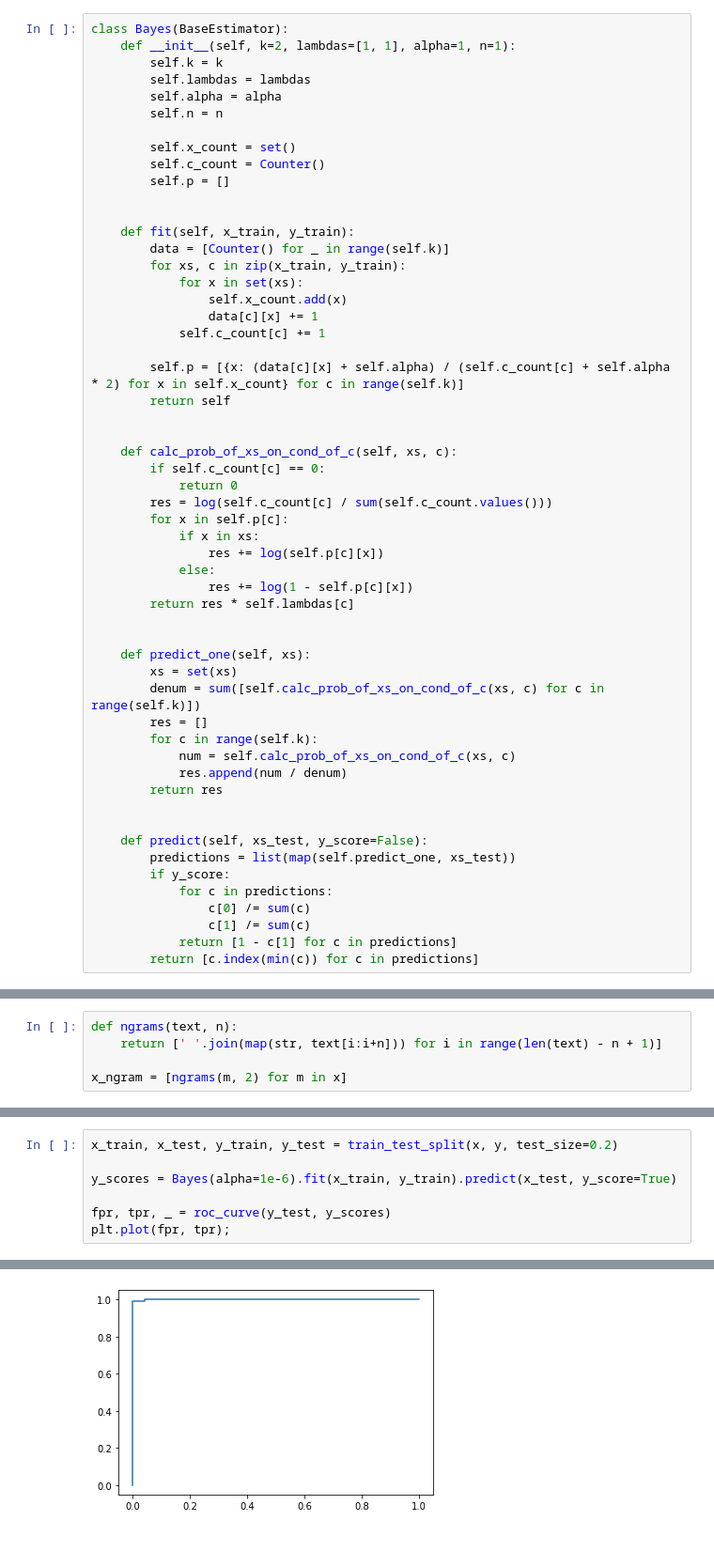
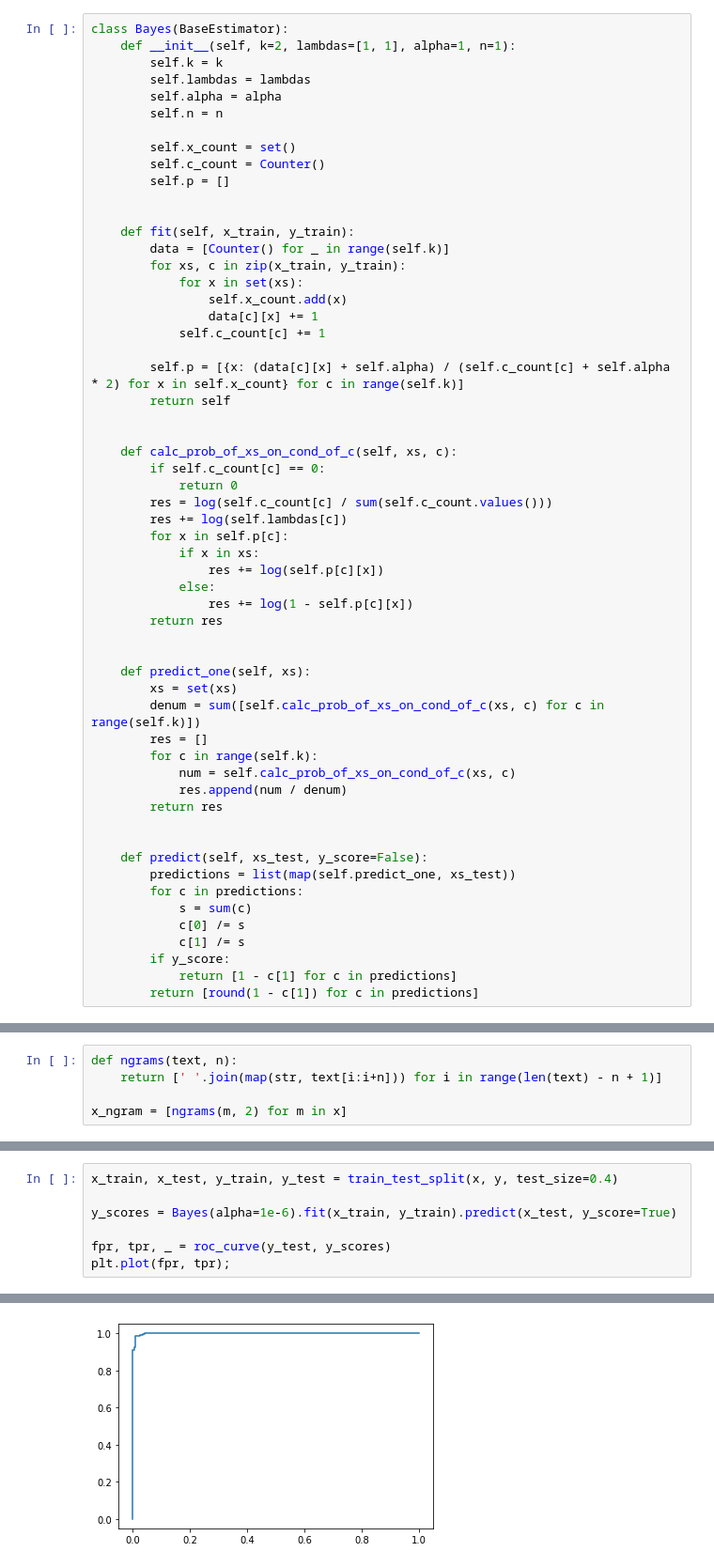
Before and after one commit to naumovdk/ml-course, a Jupyter notebook: bayes/Наумов Дмитрий Кириллович bayes.ipynb, the cells around one changed output, grey strips where cells are left out. Shown at 94% size. Drawn from its saved outputs; the diff is of its cells as text.

```diff
--- a/bayes/Наумов Дмитрий Кириллович bayes.ipynb
+++ b/bayes/Наумов Дмитрий Кириллович bayes.ipynb
@@ -40,12 +40,13 @@ class Bayes(BaseEstimator):
 		if self.c_count[c] == 0:
 			return 0
 		res = log(self.c_count[c] / sum(self.c_count.values()))
+		res += log(self.lambdas[c])
 		for x in self.p[c]:
 			if x in xs:
 				res += log(self.p[c][x])
 			else:
 				res += log(1 - self.p[c][x])
-		return res * self.lambdas[c]
+		return res
 
 
 	def predict_one(self, xs):
@@ -60,10 +61,11 @@ class Bayes(BaseEstimator):
 
 	def predict(self, xs_test, y_score=False):
 		predictions = list(map(self.predict_one, xs_test))
+		for c in predictions:
+			s = sum(c)
+			c[0] /= s
+			c[1] /= s
 		if y_score:
-			for c in predictions:
-				c[0] /= sum(c)
-				c[1] /= sum(c)
 			return [1 - c[1] for c in predictions]
-		return [c.index(min(c)) for c in predictions]
+		return [round(1 - c[1]) for c in predictions]
 # %%
@@ -139,7 +136,7 @@ GridSearchCV(cv=7, error_score=nan,
              pre_dispatch='2*n_jobs', refit=True, return_train_score=False,
              scoring=make_scorer(accuracy_wo_fp), verbose=0)
 # %%
-x_train, x_test, y_train, y_test = train_test_split(x, y, test_size=0.2)
+x_train, x_test, y_train, y_test = train_test_split(x, y, test_size=0.4)
 
 y_scores = Bayes(alpha=1e-6).fit(x_train, y_train).predict(x_test, y_score=True)
 
@@ -150 +146 @@ plt.plot(fpr, tpr);
-[figure, old version]
+[figure, new version]
```
Also changed, not shown: parts of 8 cells of this notebook.
